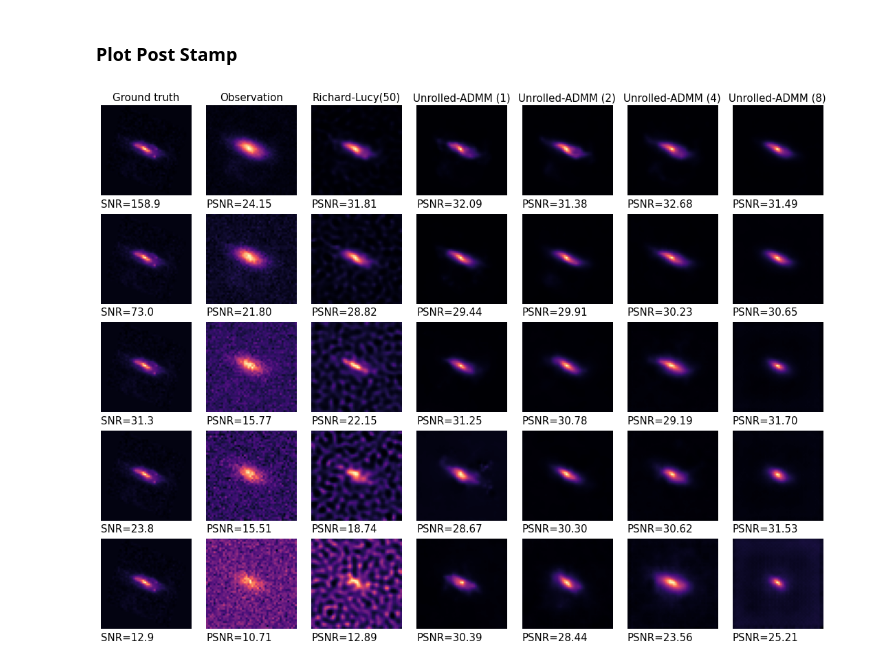
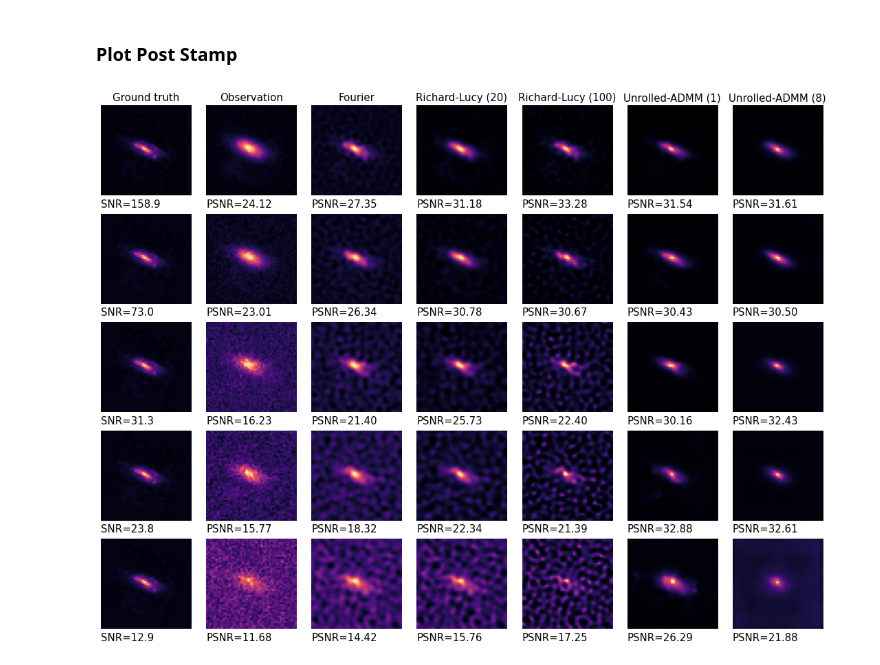
Before and after one commit to Lukeli0425/Galaxy-Deconv, a Jupyter notebook: grid_plot.ipynb, the cells around one changed output. Saved outputs shown, nothing was run; the diff lists cells and outputs as text; code cells hidden in the pictures.

Commit message:
update grid plot

```diff
--- a/grid_plot.ipynb
+++ b/grid_plot.ipynb
@@ -88,7 +90,7 @@ gal_flux=4000.0         SNR=12.9
 obs_list = []
 for gt in gt_list:
     # Convolution via FFT
-    conv = ifftshift(ifft2(fft2(psf) * fft2(gt))).abs()
+    conv = ifftshift(ifft2(fft2(psf) * fft2(gt))).real
     conv = torch.max(torch.zeros_like(conv), conv) # set negative pixels to zero
 
     # Add CCD noise (Poisson + Gaussian)
@@ -100 +104,6 @@ for gt in gt_list:
+# %%
+rec_fourier = []
+for obs, snr in zip(obs_list, snr_list):
+    rec = fftshift(ifft2(fft2(obs) / fft2(psf) / (1+1/(fft2(psf).abs()**2 * snr)) )).real
+    rec_fourier.append(rec)
 # %% [markdown]
@@ -111,14 +125,12 @@ for obs in obs_list:
 # %%
-iter_list = [1,2,4,8]
-rec_admm = [[], [], [], []]
+iter_list = [1,8]
+rec_admm = [[], []]
 model_files = ['saved_models/Poisson_PnP_1iters_LSST23.5_50epochs.pth',
-               'saved_models/Poisson_PnP_2iters_LSST23.5_50epochs.pth',
-               'saved_models/Poisson_PnP_4iters_LSST23.5_50epochs.pth',
-               'saved_models/Poisson_PnP_8iters_LSST23.5_50epochs.pth']#,
-            #    'saved_models/Poisson_PnP_12iters_LSST23.5_25epochs.pth']
+               'saved_models/Poisson_PnP_8iters_LSST23.5_50epochs.pth']
 for idx, (n_iters, model_file) in enumerate(zip(iter_list, model_files)):
     model = Unrolled_ADMM(n_iters=n_iters, llh='Poisson', PnP=True)
     model.to(device)
+    model.eval()
     model.load_state_dict(torch.load(model_file, map_location=torch.device(device)))
     print(f'Successfully loaded in {model_file}.')
 
@@ -139,7 +149,7 @@ Successfully loaded in saved_models/Poisson_PnP_8iters_LSST23.5_50epochs.pth.
 # %%
 fig = plt.figure(figsize=(19,14), facecolor='white')
 cmap = 'magma'
-for idx, (gt, obs, snr, rec_RL, rec_1, rec_2, rec_4, rec_8) in enumerate(zip(gt_list, obs_list, snr_list, rec_RL_list, rec_admm[0], rec_admm[1], rec_admm[2], rec_admm[3])):
+for idx, (gt, obs, snr, rec_fd, rec_RL_20, rec_RL_100, rec_1, rec_8) in enumerate(zip(gt_list, obs_list, snr_list, rec_fourier, rec_RL[0], rec_RL[1], rec_admm[0], rec_admm[1])):
     plt.subplot(5,7,7*idx+1)
     plt.subplots_adjust(wspace=0.08, hspace=0.2)
     plt.imshow(gt, cmap=cmap)
@@ -151,51 +161,50 @@ for idx, (gt, obs, snr, rec_RL, rec_1, rec_2, rec_4, rec_8) in enumerate(zip(gt_
     plt.subplot(5,7,7*idx+2)
     plt.subplots_adjust(wspace=0.08, hspace=0.2)
     plt.imshow(obs, cmap=cmap)
     plt.title("PSNR={:.2f}".format(PSNR(obs,gt)),y=-0.18,loc='left', fontsize=15)
     plt.axis('off')
     if idx == 0:
         plt.title('Observation', fontsize=15)
 
     plt.subplot(5,7,7*idx+3)
     plt.subplots_adjust(wspace=0.08, hspace=0.2)
-    plt.imshow(rec_RL, cmap=cmap)
-    plt.title("PSNR={:.2f}".format(PSNR(rec_RL,gt)),y=-0.18,loc='left', fontsize=15)
+    plt.imshow(rec_fd, cmap=cmap)
+    plt.title("PSNR={:.2f}".format(PSNR(rec_fd,gt)),y=-0.18,loc='left', fontsize=15)
     plt.axis('off')
     if idx == 0:
-        plt.title('Richard-Lucy(50)', fontsize=15)
+        plt.title('Fourier', fontsize=15)
 
     plt.subplot(5,7,7*idx+4)
+    plt.subplots_adjust(wspace=0.08, hspace=0.2)
+    plt.imshow(rec_RL_20, cmap=cmap)
+    plt.title("PSNR={:.2f}".format(PSNR(rec_RL_20,gt)),y=-0.18,loc='left', fontsize=15)
+    plt.axis('off')
+    if idx == 0:
+        plt.title('Richard-Lucy (20)', fontsize=15)
+
+    plt.subplot(5,7,7*idx+5)
+    plt.subplots_adjust(wspace=0.08, hspace=0.2)
+    plt.imshow(rec_RL_100, cmap=cmap)
+    plt.title("PSNR={:.2f}".format(PSNR(rec_RL_100,gt)),y=-0.18,loc='left', fontsize=15)
+    plt.axis('off')
+    if idx == 0:
+        plt.title('Richard-Lucy (100)', fontsize=15)
+
+    plt.subplot(5,7,7*idx+6)
     plt.subplots_adjust(wspace=0.08, hspace=0.2)
     plt.imshow(rec_1, cmap=cmap)
     plt.title("PSNR={:.2f}".format(PSNR(rec_1,gt)),y=-0.18,loc='left', fontsize=15)
     plt.axis('off')
     if idx == 0:
         plt.title('Unrolled-ADMM (1)', fontsize=15)
-
-    plt.subplot(5,7,7*idx+5)
-    plt.subplots_adjust(wspace=0.08, hspace=0.2)
-    plt.imshow(rec_2, cmap=cmap)
-    plt.title("PSNR={:.2f}".format(PSNR(rec_2,gt)),y=-0.18,loc='left', fontsize=15)
-    plt.axis('off')
-    if idx == 0:
-        plt.title('Unrolled-ADMM (2)', fontsize=15)
-
-    plt.subplot(5,7,7*idx+6)
-    plt.subplots_adjust(wspace=0.08, hspace=0.2)
-    plt.imshow(rec_4, cmap=cmap)
-    plt.title("PSNR={:.2f}".format(PSNR(rec_4,gt)),y=-0.18,loc='left', fontsize=15)
-    plt.axis('off')
-    if idx == 0:
-        plt.title('Unrolled-ADMM (4)', fontsize=15)
 
     plt.subplot(5,7,7*idx+7)
     plt.subplots_adjust(wspace=0.08, hspace=0.2)
     plt.imshow(rec_8, cmap=cmap)
     plt.title("PSNR={:.2f}".format(PSNR(rec_8,gt)),y=-0.18,loc='left', fontsize=15)
     plt.axis('off')
     if idx == 0:
         plt.title('Unrolled-ADMM (8)', fontsize=15)
 plt.savefig('figures/grid.eps', bbox_inches='tight')
-plt.show()
 # %% [output]
-[figure, old version]
+[figure, new version]
```
Also changed, not shown: parts of 6 cells of this notebook, 15 other files.
